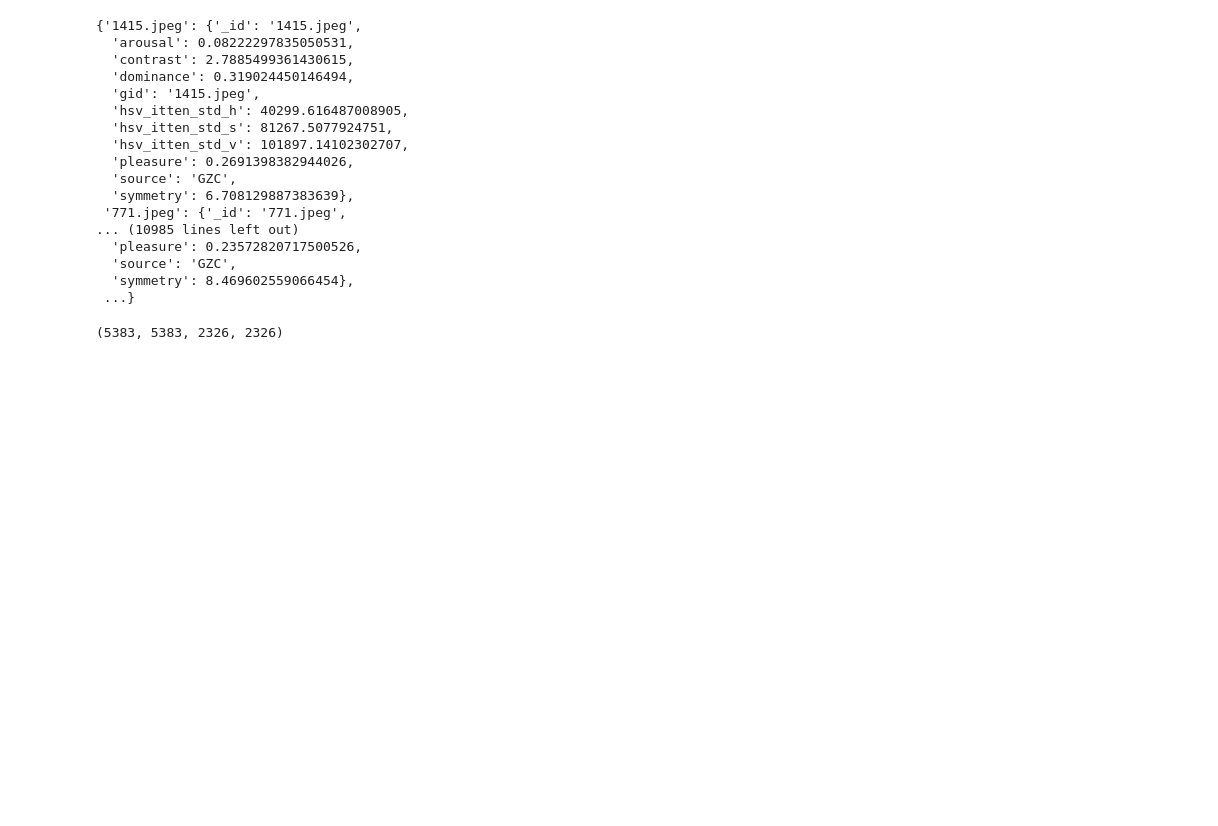
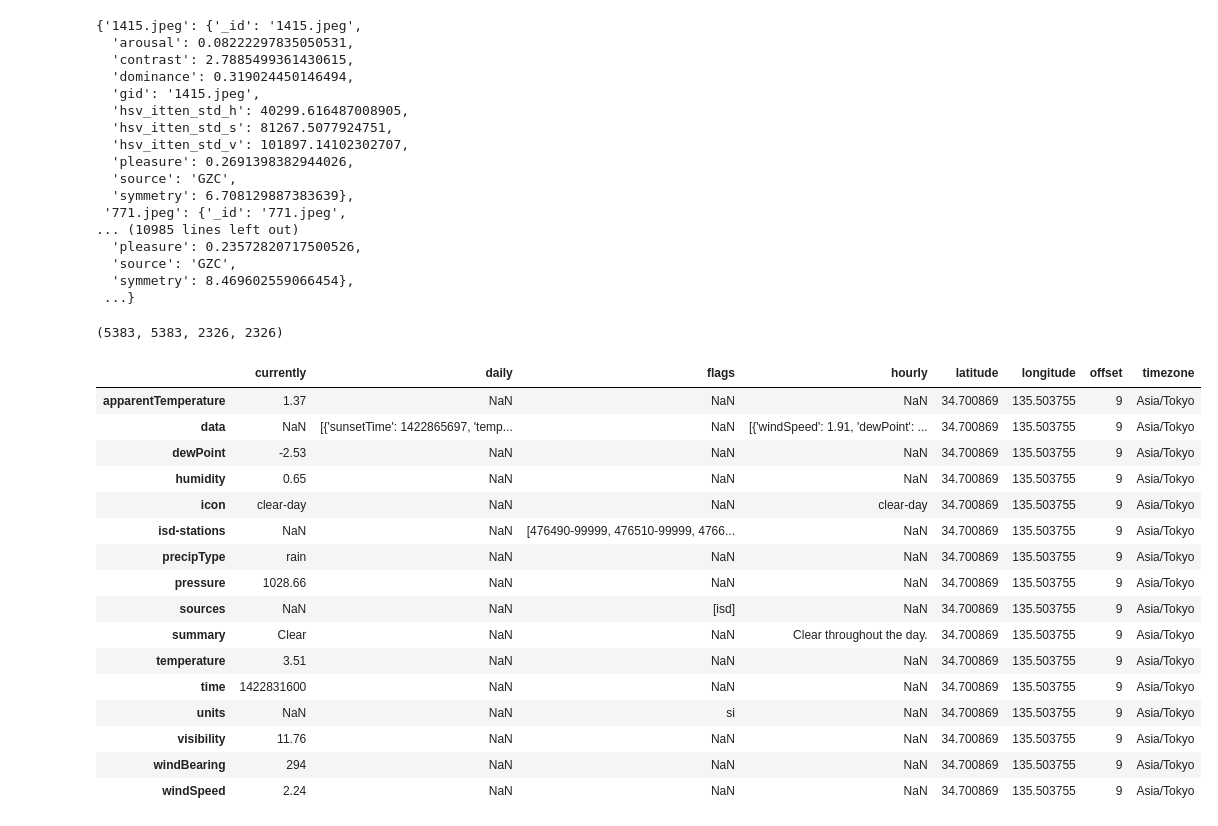
Before and after one commit to smenon8/AnimalWildlifeEstimator, a Jupyter notebook: Notebooks/MongoDB_setup.ipynb, the cells around one changed output. Cells and saved outputs as stored; diff of their text form; code cells hidden in the pictures; blank space fills up the shorter version.

```diff
--- a/Notebooks/MongoDB_setup.ipynb
+++ b/Notebooks/MongoDB_setup.ipynb
@@ -217,3 +217,23 @@ for img in gzc.keys():
 # %%
 with open("../data/GZC_EXIF.json", "w") as fl:
     json.dump(gzc_exifs, fl, indent=4)
+# %%
+pd.DataFrame(json_obj[0]).to_csv("/tmp/test.csv")
+# %% [output]
+|  | currently | daily | flags | hourly | latitude | longitude | offset | timezone |
+| apparentTemperature | 1.37 | NaN | NaN | NaN | 34.700869 | 135.503755 | 9 | Asia/Tokyo |
+| data | NaN | [{'sunsetTime': 1422865697, 'temp... | NaN | [{'windSpeed': 1.91, 'dewPoint': ... | 34.700869 | 135.503755 | 9 | Asia/Tokyo |
+| dewPoint | -2.53 | NaN | NaN | NaN | 34.700869 | 135.503755 | 9 | Asia/Tokyo |
+| humidity | 0.65 | NaN | NaN | NaN | 34.700869 | 135.503755 | 9 | Asia/Tokyo |
+| icon | clear-day | NaN | NaN | clear-day | 34.700869 | 135.503755 | 9 | Asia/Tokyo |
+| isd-stations | NaN | NaN | [476490-99999, 476510-99999, 4766... | NaN | 34.700869 | 135.503755 | 9 | Asia/Tokyo |
+| precipType | rain | NaN | NaN | NaN | 34.700869 | 135.503755 | 9 | Asia/Tokyo |
+| pressure | 1028.66 | NaN | NaN | NaN | 34.700869 | 135.503755 | 9 | Asia/Tokyo |
+| sources | NaN | NaN | [isd] | NaN | 34.700869 | 135.503755 | 9 | Asia/Tokyo |
+| summary | Clear | NaN | NaN | Clear throughout the day. | 34.700869 | 135.503755 | 9 | Asia/Tokyo |
+| temperature | 3.51 | NaN | NaN | NaN | 34.700869 | 135.503755 | 9 | Asia/Tokyo |
+| time | 1422831600 | NaN | NaN | NaN | 34.700869 | 135.503755 | 9 | Asia/Tokyo |
+| units | NaN | NaN | si | NaN | 34.700869 | 135.503755 | 9 | Asia/Tokyo |
+| visibility | 11.76 | NaN | NaN | NaN | 34.700869 | 135.503755 | 9 | Asia/Tokyo |
+| windBearing | 294 | NaN | NaN | NaN | 34.700869 | 135.503755 | 9 | Asia/Tokyo |
+| windSpeed | 2.24 | NaN | NaN | NaN | 34.700869 | 135.503755 | 9 | Asia/Tokyo |
```
Also changed, not shown: 9 other files.
